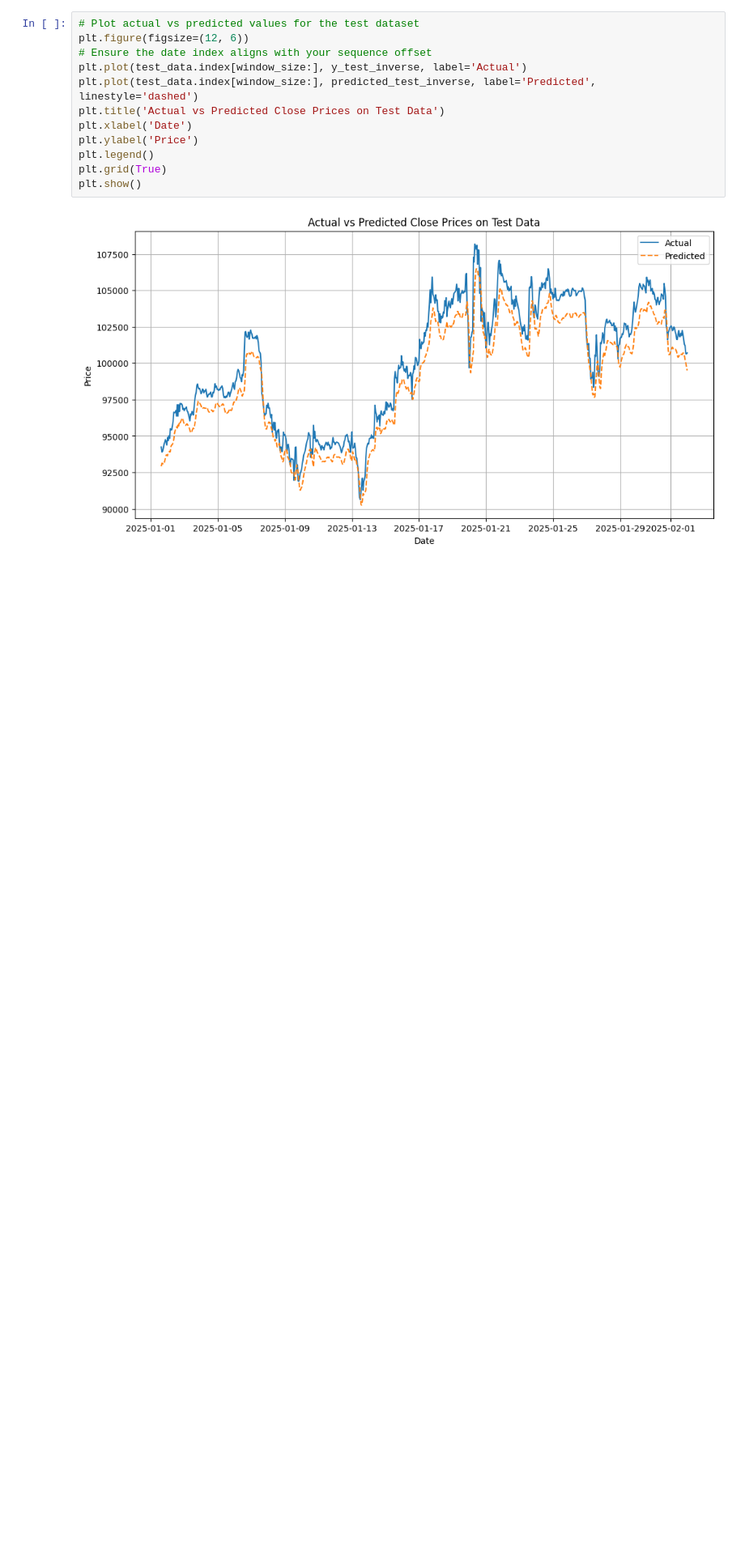
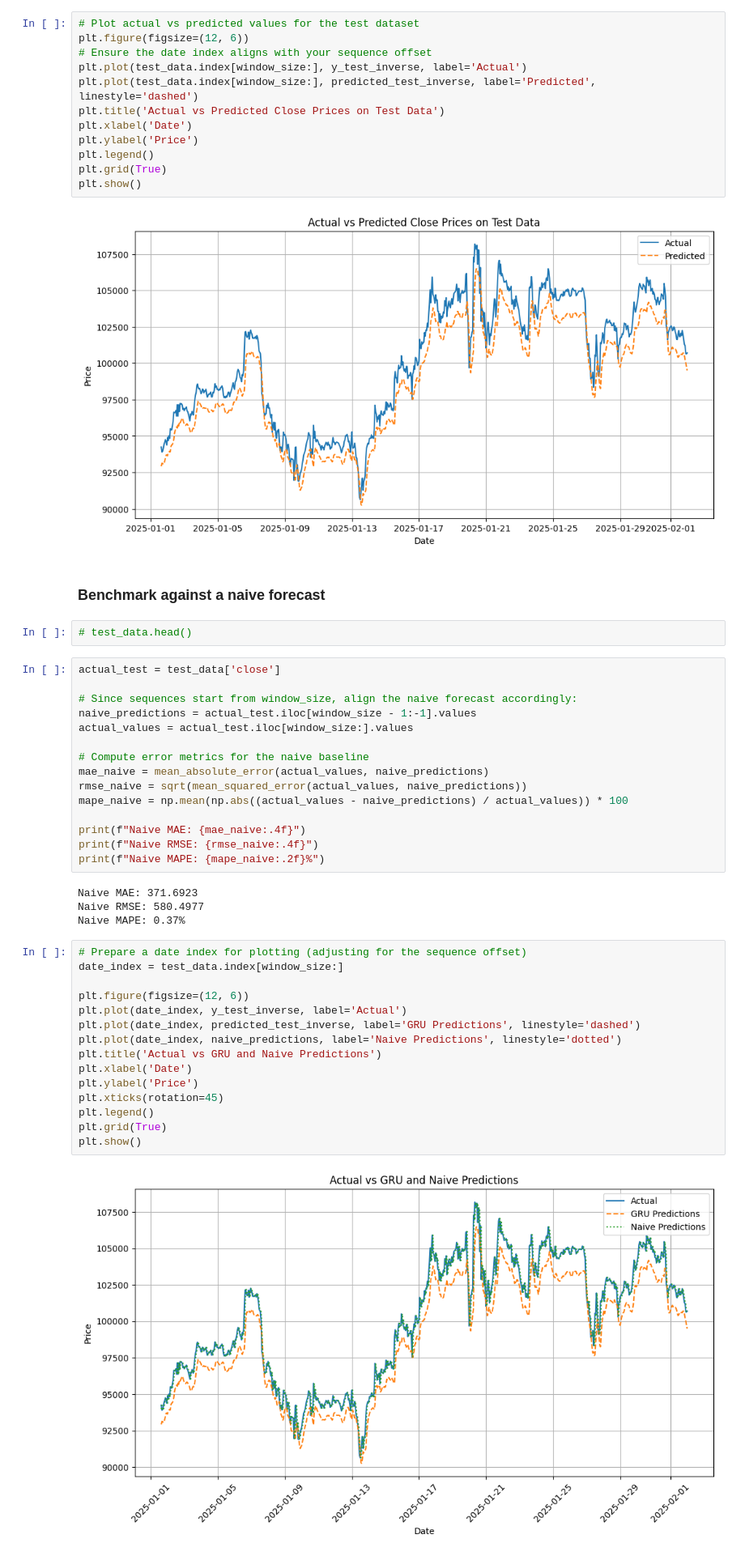
Before and after one commit to alexzheng123/EC331-project, a Jupyter notebook: code/GRU.ipynb, the cells around one changed output. Shown at 81% size. Saved outputs shown, nothing was run; the diff lists cells and outputs as text; blank space fills up the shorter version.

Commit message:
benchmark update

```diff
--- a/code/GRU.ipynb
+++ b/code/GRU.ipynb
@@ -263,3 +265,43 @@ plt.grid(True)
 plt.show()
 # %% [output]
 [figure]
+# %% [markdown]
+### Benchmark against a naive forecast
+# %%
+# test_data.head()
+# %%
+actual_test = test_data['close']
+
+# Since sequences start from window_size, align the naive forecast accordingly:
+naive_predictions = actual_test.iloc[window_size - 1:-1].values
+actual_values = actual_test.iloc[window_size:].values
+
+# Compute error metrics for the naive baseline
+mae_naive = mean_absolute_error(actual_values, naive_predictions)
+rmse_naive = sqrt(mean_squared_error(actual_values, naive_predictions))
+mape_naive = np.mean(np.abs((actual_values - naive_predictions) / actual_values)) * 100
+
+print(f"Naive MAE: {mae_naive:.4f}")
+print(f"Naive RMSE: {rmse_naive:.4f}")
+print(f"Naive MAPE: {mape_naive:.2f}%")
+# %% [output]
+Naive MAE: 371.6923
+Naive RMSE: 580.4977
+Naive MAPE: 0.37%
+# %%
+# Prepare a date index for plotting (adjusting for the sequence offset)
+date_index = test_data.index[window_size:]
+
+plt.figure(figsize=(12, 6))
+plt.plot(date_index, y_test_inverse, label='Actual')
+plt.plot(date_index, predicted_test_inverse, label='GRU Predictions', linestyle='dashed')
+plt.plot(date_index, naive_predictions, label='Naive Predictions', linestyle='dotted')
+plt.title('Actual vs GRU and Naive Predictions')
+plt.xlabel('Date')
+plt.ylabel('Price')
+plt.xticks(rotation=45)
+plt.legend()
+plt.grid(True)
+plt.show()
+# %% [output]
+[figure, added]
```
Also changed, not shown: parts of 7 cells of this notebook.
